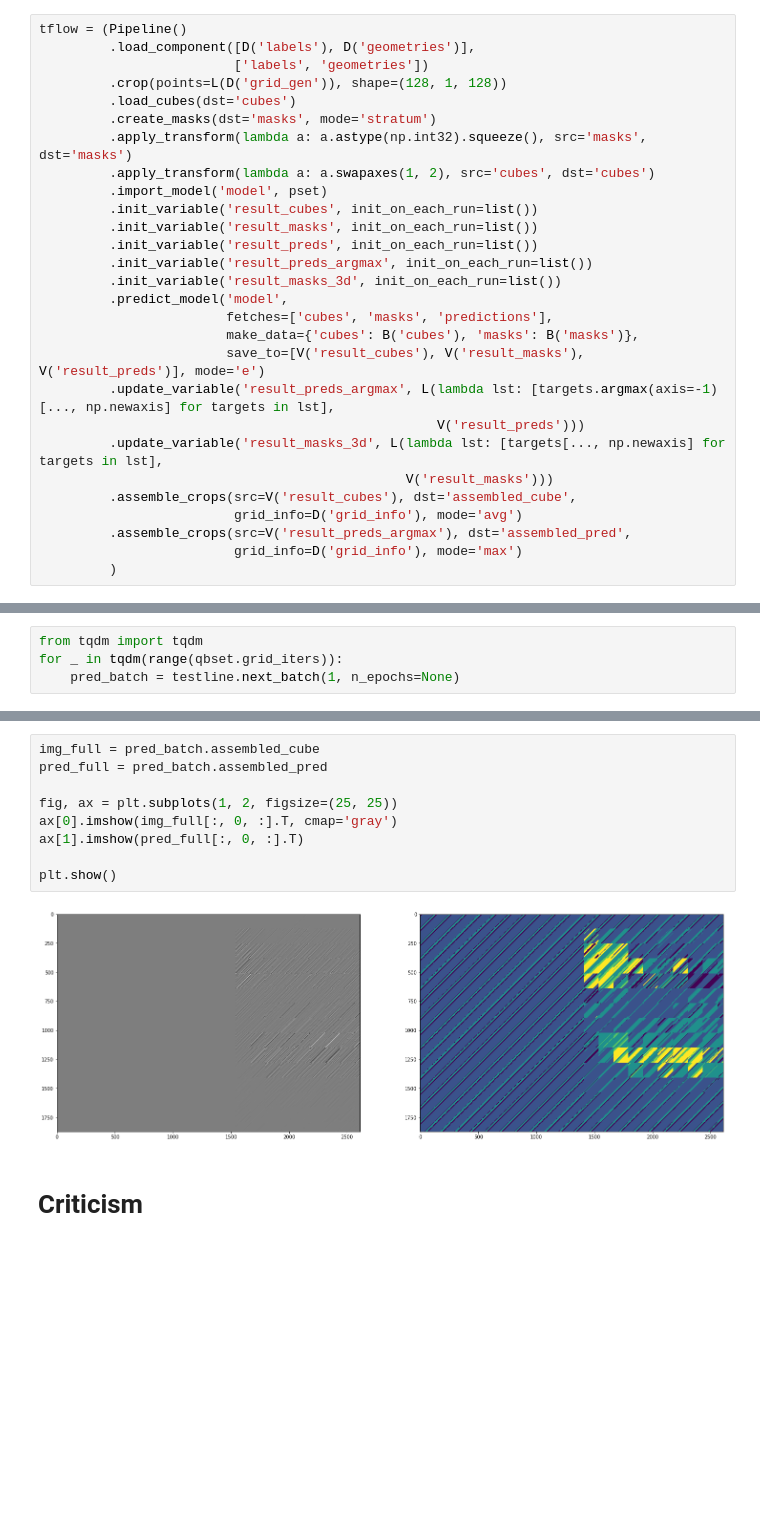
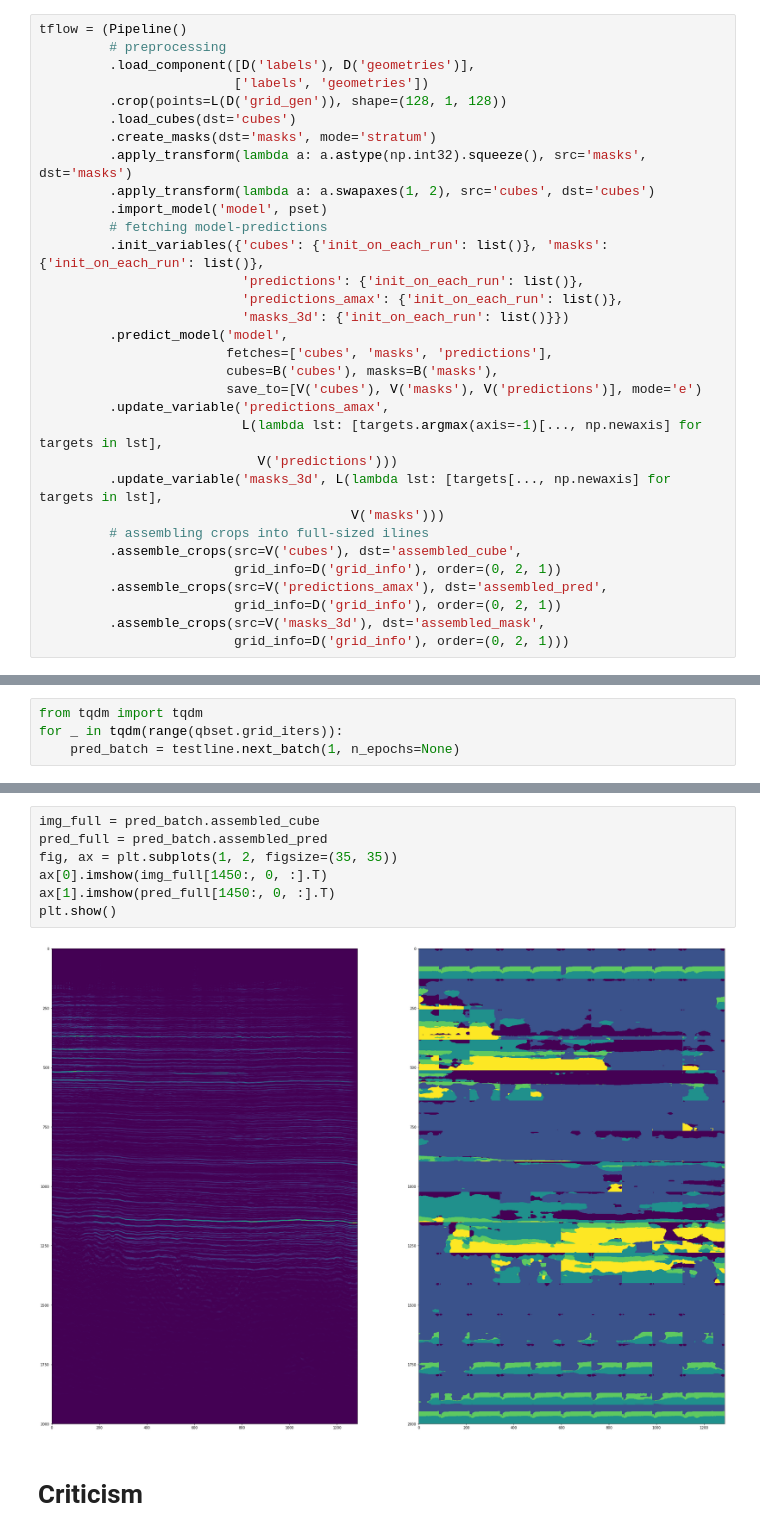
Before and after one commit to sadaqatali2027/seismiqb-1, a Jupyter notebook: models/Segmenting_interlayers.ipynb, the cells around one changed output, grey strips where cells are left out. Saved outputs shown, nothing was run; the diff lists cells and outputs as text; blank space fills up the shorter version.

```diff
--- a/models/Segmenting_interlayers.ipynb
+++ b/models/Segmenting_interlayers.ipynb
@@ -219,5 +205,6 @@ axes_transform = lambda a:
 # %%
 tflow = (Pipeline()
+         # preprocessing
          .load_component([D('labels'), D('geometries')],
                          ['labels', 'geometries'])
          .crop(points=L(D('grid_gen')), shape=(128, 1, 128))
@@ -226,24 +213,27 @@ tflow = (Pipeline()
          .apply_transform(lambda a: a.astype(np.int32).squeeze(), src='masks', dst='masks')
          .apply_transform(lambda a: a.swapaxes(1, 2), src='cubes', dst='cubes')
          .import_model('model', pset)
-         .init_variable('result_cubes', init_on_each_run=list())
-         .init_variable('result_masks', init_on_each_run=list())
-         .init_variable('result_preds', init_on_each_run=list())
-         .init_variable('result_preds_argmax', init_on_each_run=list())
-         .init_variable('result_masks_3d', init_on_each_run=list())
+         # fetching model-predictions
+         .init_variables({'cubes': {'init_on_each_run': list()}, 'masks': {'init_on_each_run': list()},
+                          'predictions': {'init_on_each_run': list()},
+                          'predictions_amax': {'init_on_each_run': list()},
+                          'masks_3d': {'init_on_each_run': list()}})
          .predict_model('model',
                         fetches=['cubes', 'masks', 'predictions'],
-                        make_data={'cubes': B('cubes'), 'masks': B('masks')},
-                        save_to=[V('result_cubes'), V('result_masks'), V('result_preds')], mode='e')
-         .update_variable('result_preds_argmax', L(lambda lst: [targets.argmax(axis=-1)[..., np.newaxis] for targets in lst],
-                                                   V('result_preds')))
-         .update_variable('result_masks_3d', L(lambda lst: [targets[..., np.newaxis] for targets in lst],
-                                               V('result_masks')))
-         .assemble_crops(src=V('result_cubes'), dst='assembled_cube',
-                         grid_info=D('grid_info'), mode='avg')
-         .assemble_crops(src=V('result_preds_argmax'), dst='assembled_pred',
-                         grid_info=D('grid_info'), mode='max')
-         )
+                        cubes=B('cubes'), masks=B('masks'),
+                        save_to=[V('cubes'), V('masks'), V('predictions')], mode='e')
+         .update_variable('predictions_amax',
+                          L(lambda lst: [targets.argmax(axis=-1)[..., np.newaxis] for targets in lst],
+                            V('predictions')))
+         .update_variable('masks_3d', L(lambda lst: [targets[..., np.newaxis] for targets in lst],
+                                        V('masks')))
+         # assembling crops into full-sized ilines
+         .assemble_crops(src=V('cubes'), dst='assembled_cube',
+                         grid_info=D('grid_info'), order=(0, 2, 1))
+         .assemble_crops(src=V('predictions_amax'), dst='assembled_pred',
+                         grid_info=D('grid_info'), order=(0, 2, 1))
+         .assemble_crops(src=V('masks_3d'), dst='assembled_mask',
+                         grid_info=D('grid_info'), order=(0, 2, 1)))
 # %%
 testline = (qbset >> tflow)
 # %%
@@ -275,14 +245,12 @@ pred_batch.assembled_pred.shape
 # %%
 img_full = pred_batch.assembled_cube
 pred_full = pred_batch.assembled_pred
-
-fig, ax = plt.subplots(1, 2, figsize=(25, 25))
-ax[0].imshow(img_full[:, 0, :].T, cmap='gray')
-ax[1].imshow(pred_full[:, 0, :].T)
-
+fig, ax = plt.subplots(1, 2, figsize=(35, 35))
+ax[0].imshow(img_full[1450:, 0, :].T)
+ax[1].imshow(pred_full[1450:, 0, :].T)
 plt.show()
 # %% [output]
-[figure, old version]
+[figure, new version]
 # %% [markdown]
 # Criticism
 # %% [markdown]
```
Also changed, not shown: parts of 39 cells of this notebook, 1 other file.
